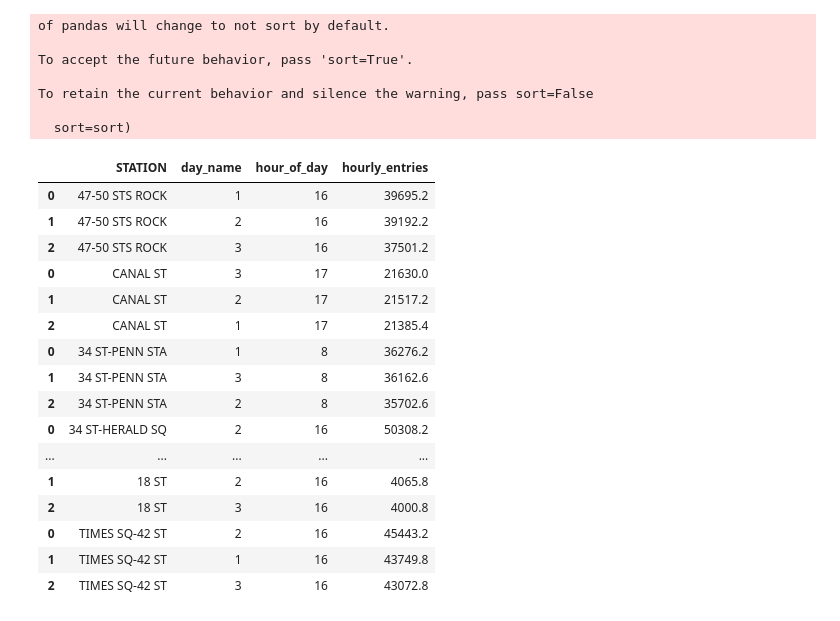
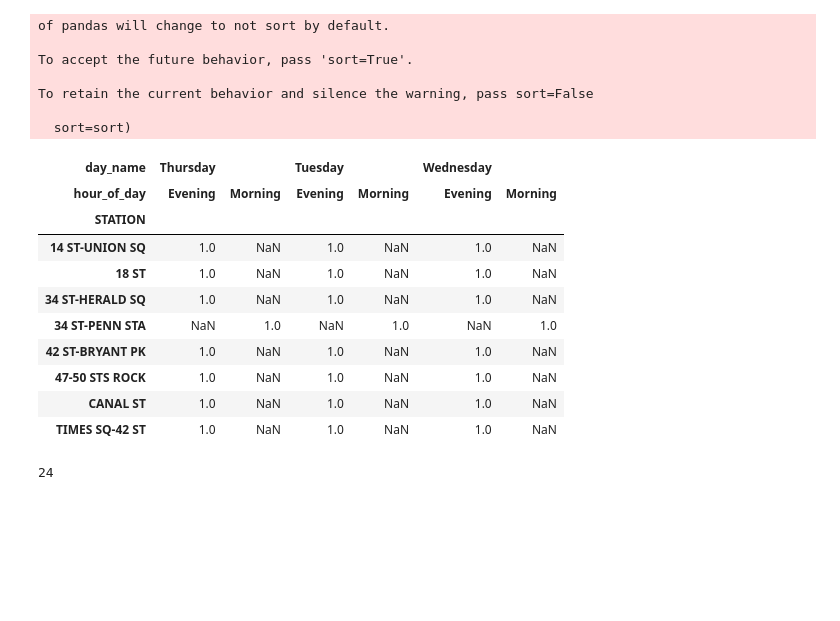
Before and after one commit to jason-sa/Toucans, a Jupyter notebook: find_schedule.ipynb, the cells around one changed output. Cells and saved outputs as stored; diff of their text form; code cells hidden in the pictures; blank space fills up the shorter version.

```diff
--- a/find_schedule.ipynb
+++ b/find_schedule.ipynb
@@ -30,7 +30,7 @@ Reading: http://web.mta.info/developers/data/nyct/turnstile/turnstile_180519.txt
 Reading: http://web.mta.info/developers/data/nyct/turnstile/turnstile_180526.txt
 Reading: http://web.mta.info/developers/data/nyct/turnstile/turnstile_180602.txt
 # %%
-turnstile_data1 = turnstile_data.loc[:,['STATION','DATE','TIME','hourly_entries','hourly_exits']]()
+turnstile_data1 = turnstile_data.loc[:,['STATION','DATE','TIME','hourly_entries','hourly_exits']]
 # %%
 turnstile_data1[(turnstile_data1.STATION == '1 AV') & (turnstile_data1.DATE == '04/28/2018')]
 # %% [output]
@@ -100,12 +100,23 @@ schedule = pd.DataFrame(columns = ['STATION', 'hour_of_day', 'day_name', 'hourly
 agg = turnstile_data1.groupby(['STATION','DATE','TIME'])[['hourly_entries']].sum().reset_index()
 agg.DATE = pd.to_datetime(agg.DATE, format='%m/%d/%Y')
 agg.TIME = pd.to_datetime(agg.TIME, format='%H:%M:%S')
-agg['day_name'] = agg.DATE.dt.dayofweek
+agg['day_name'] = agg.DATE.dt.day_name()
 agg['hour_of_day'] = agg.TIME.dt.hour
-
 
 #remove 0, 4, and 20 hours of day. Only want 8:00am, 12:00pm, and 4:00pm
 agg = agg[(agg['hour_of_day'] > 5) & (agg['hour_of_day'] < 19 )]
+
+l_times = []
+for h in agg.hour_of_day:
+    if int(h) <= 11:
+        l_times.append('Morning')
+    elif int(h) >= 15:
+        l_times.append('Evening')
+    else:
+        l_times.append('Afternoon')
+
+agg.hour_of_day = l_times
+
 
 
 for station_name in top_stations1.STATION.unique():
@@ -120,6 +131,7 @@ for station_name in top_stations1.STATION.unique():
     sc.rename(columns={0:'hourly_entries'}, inplace=True)
     sc['STATION'] = [station_name]*3
     schedule = schedule.append(sc)
+
 #     break
 # %% [output]
 of pandas will change to not sort by default.
@@ -129,27 +141,28 @@ To accept the future behavior, pass 'sort=True'.
 To retain the current behavior and silence the warning, pass sort=False
 
   sort=sort)
-# %%
-# sc
-schedule
-# %% [output]
-|  | STATION | day_name | hour_of_day | hourly_entries |
-| 0 | 47-50 STS ROCK | 1 | 16 | 39695.2 |
-| 1 | 47-50 STS ROCK | 2 | 16 | 39192.2 |
-| 2 | 47-50 STS ROCK | 3 | 16 | 37501.2 |
-| 0 | CANAL ST | 3 | 17 | 21630.0 |
-| 1 | CANAL ST | 2 | 17 | 21517.2 |
-| 2 | CANAL ST | 1 | 17 | 21385.4 |
-| 0 | 34 ST-PENN STA | 1 | 8 | 36276.2 |
-| 1 | 34 ST-PENN STA | 3 | 8 | 36162.6 |
-| 2 | 34 ST-PENN STA | 2 | 8 | 35702.6 |
-| 0 | 34 ST-HERALD SQ | 2 | 16 | 50308.2 |
-| ... | ... | ... | ... | ... |
-| 1 | 18 ST | 2 | 16 | 4065.8 |
-| 2 | 18 ST | 3 | 16 | 4000.8 |
-| 0 | TIMES SQ-42 ST | 2 | 16 | 45443.2 |
-| 1 | TIMES SQ-42 ST | 1 | 16 | 43749.8 |
-| 2 | TIMES SQ-42 ST | 3 | 16 | 43072.8 |
+# %%
+# sc
+schedule['p'] = [1]*schedule.shape[0]
+schedule_pivot = schedule.pivot_table(index=['STATION'],columns=['day_name','hour_of_day'],values='p')
+# agg
+schedule_pivot
+# %% [output]
+| day_name | Thursday |  | Tuesday |  | Wednesday |  |
+| hour_of_day | Evening | Morning | Evening | Morning | Evening | Morning |
+| STATION |  |  |  |  |  |  |
+| 14 ST-UNION SQ | 1.0 | NaN | 1.0 | NaN | 1.0 | NaN |
+| 18 ST | 1.0 | NaN | 1.0 | NaN | 1.0 | NaN |
+| 34 ST-HERALD SQ | 1.0 | NaN | 1.0 | NaN | 1.0 | NaN |
+| 34 ST-PENN STA | NaN | 1.0 | NaN | 1.0 | NaN | 1.0 |
+| 42 ST-BRYANT PK | 1.0 | NaN | 1.0 | NaN | 1.0 | NaN |
+| 47-50 STS ROCK | 1.0 | NaN | 1.0 | NaN | 1.0 | NaN |
+| CANAL ST | 1.0 | NaN | 1.0 | NaN | 1.0 | NaN |
+| TIMES SQ-42 ST | 1.0 | NaN | 1.0 | NaN | 1.0 | NaN |
+# %%
+schedule.shape[0]
+# %% [output]
+24
 # %%
 def find_schedule(station,top_n):
 
```
